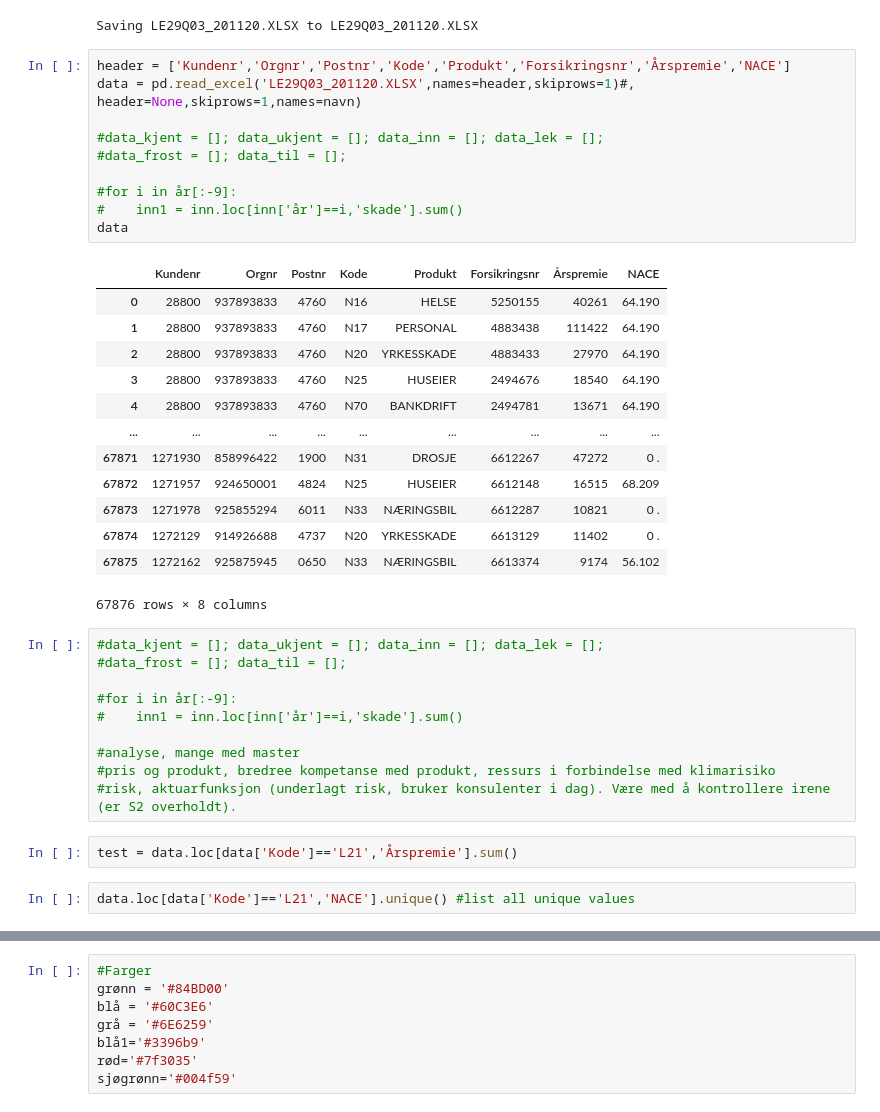
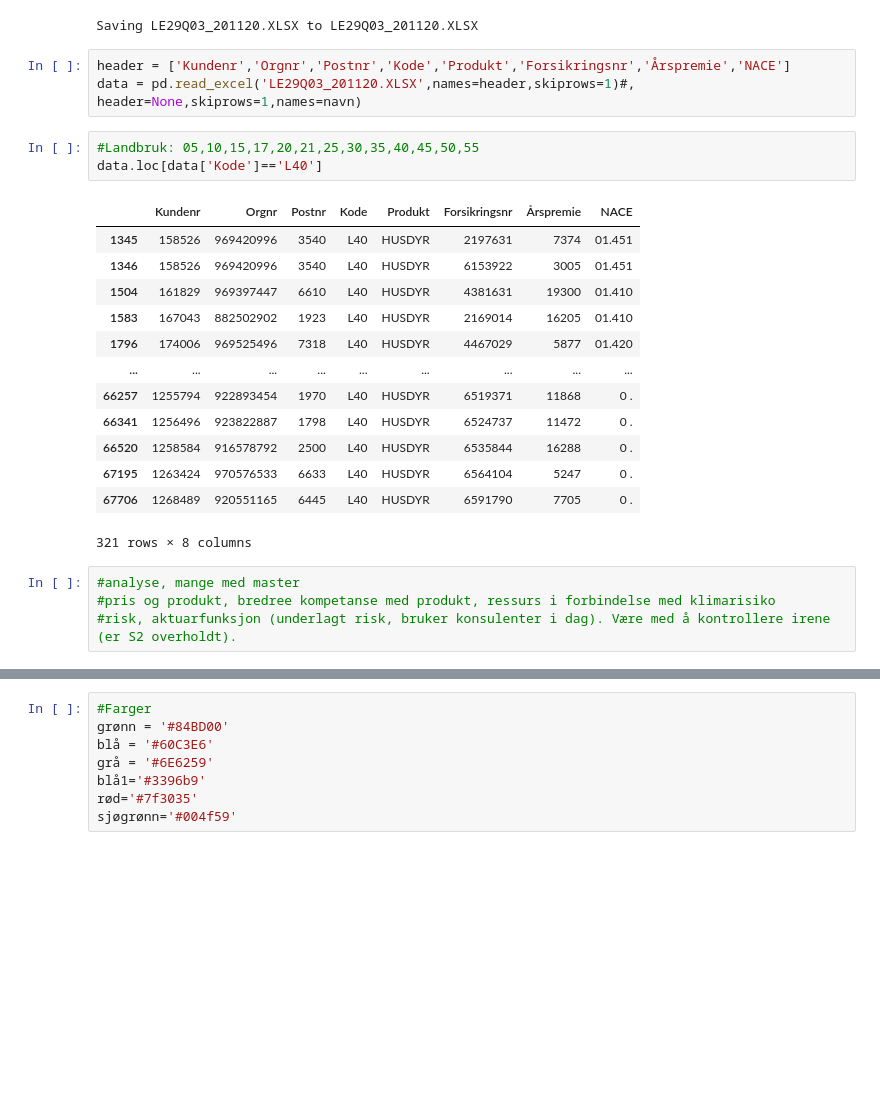
Before and after one commit to eirikngard/Eika, a Jupyter notebook: Landbruk.ipynb, the cells around one changed output, grey strips where cells are left out. Saved outputs shown, nothing was run; the diff lists cells and outputs as text; blank space fills up the shorter version.

```diff
--- a/Landbruk.ipynb
+++ b/Landbruk.ipynb
@@ -12,38 +12,24 @@ Saving LE29Q03_201120.XLSX to LE29Q03_201120.XLSX
 # %%
 header = ['Kundenr','Orgnr','Postnr','Kode','Produkt','Forsikringsnr','Årspremie','NACE']
 data = pd.read_excel('LE29Q03_201120.XLSX',names=header,skiprows=1)#, header=None,skiprows=1,names=navn)
-
-#data_kjent = []; data_ukjent = []; data_inn = []; data_lek = [];
-#data_frost = []; data_til = [];
-
-#for i in år[:-9]:
-#    inn1 = inn.loc[inn['år']==i,'skade'].sum()
-data
-# %% [output]
-|  | Kundenr | Orgnr | Postnr | Kode | Produkt | Forsikringsnr | Årspremie | NACE |
-| 0 | 28800 | 937893833 | 4760 | N16 | HELSE | 5250155 | 40261 | 64.190 |
-| 1 | 28800 | 937893833 | 4760 | N17 | PERSONAL | 4883438 | 111422 | 64.190 |
-| 2 | 28800 | 937893833 | 4760 | N20 | YRKESSKADE | 4883433 | 27970 | 64.190 |
-| 3 | 28800 | 937893833 | 4760 | N25 | HUSEIER | 2494676 | 18540 | 64.190 |
-| 4 | 28800 | 937893833 | 4760 | N70 | BANKDRIFT | 2494781 | 13671 | 64.190 |
-| ... | ... | ... | ... | ... | ... | ... | ... | ... |
-| 67871 | 1271930 | 858996422 | 1900 | N31 | DROSJE | 6612267 | 47272 | 0 . |
-| 67872 | 1271957 | 924650001 | 4824 | N25 | HUSEIER | 6612148 | 16515 | 68.209 |
-| 67873 | 1271978 | 925855294 | 6011 | N33 | NÆRINGSBIL | 6612287 | 10821 | 0 . |
-| 67874 | 1272129 | 914926688 | 4737 | N20 | YRKESSKADE | 6613129 | 11402 | 0 . |
-| 67875 | 1272162 | 925875945 | 0650 | N33 | NÆRINGSBIL | 6613374 | 9174 | 56.102 |
-67876 rows × 8 columns
+# %%
+#Landbruk: 05,10,15,17,20,21,25,30,35,40,45,50,55
+data.loc[data['Kode']=='L40']
+# %% [output]
+|  | Kundenr | Orgnr | Postnr | Kode | Produkt | Forsikringsnr | Årspremie | NACE |
+| 1345 | 158526 | 969420996 | 3540 | L40 | HUSDYR | 2197631 | 7374 | 01.451 |
+| 1346 | 158526 | 969420996 | 3540 | L40 | HUSDYR | 6153922 | 3005 | 01.451 |
+| 1504 | 161829 | 969397447 | 6610 | L40 | HUSDYR | 4381631 | 19300 | 01.410 |
+| 1583 | 167043 | 882502902 | 1923 | L40 | HUSDYR | 2169014 | 16205 | 01.410 |
+| 1796 | 174006 | 969525496 | 7318 | L40 | HUSDYR | 4467029 | 5877 | 01.420 |
+| ... | ... | ... | ... | ... | ... | ... | ... | ... |
+| 66257 | 1255794 | 922893454 | 1970 | L40 | HUSDYR | 6519371 | 11868 | 0 . |
+| 66341 | 1256496 | 923822887 | 1798 | L40 | HUSDYR | 6524737 | 11472 | 0 . |
+| 66520 | 1258584 | 916578792 | 2500 | L40 | HUSDYR | 6535844 | 16288 | 0 . |
+| 67195 | 1263424 | 970576533 | 6633 | L40 | HUSDYR | 6564104 | 5247 | 0 . |
+| 67706 | 1268489 | 920551165 | 6445 | L40 | HUSDYR | 6591790 | 7705 | 0 . |
+321 rows × 8 columns
 # %%
-#data_kjent = []; data_ukjent = []; data_inn = []; data_lek = [];
-#data_frost = []; data_til = [];
-
-#for i in år[:-9]:
-#    inn1 = inn.loc[inn['år']==i,'skade'].sum()
-
 #analyse, mange med master
 #pris og produkt, bredree kompetanse med produkt, ressurs i forbindelse med klimarisiko
 #risk, aktuarfunksjon (underlagt risk, bruker konsulenter i dag). Være med å kontrollere irene (er S2 overholdt).
-# %%
-test = data.loc[data['Kode']=='L21','Årspremie'].sum()
-# %%
-data.loc[data['Kode']=='L21','NACE'].unique() #list all unique values
```
Also changed, not shown: parts of 17 cells of this notebook.
